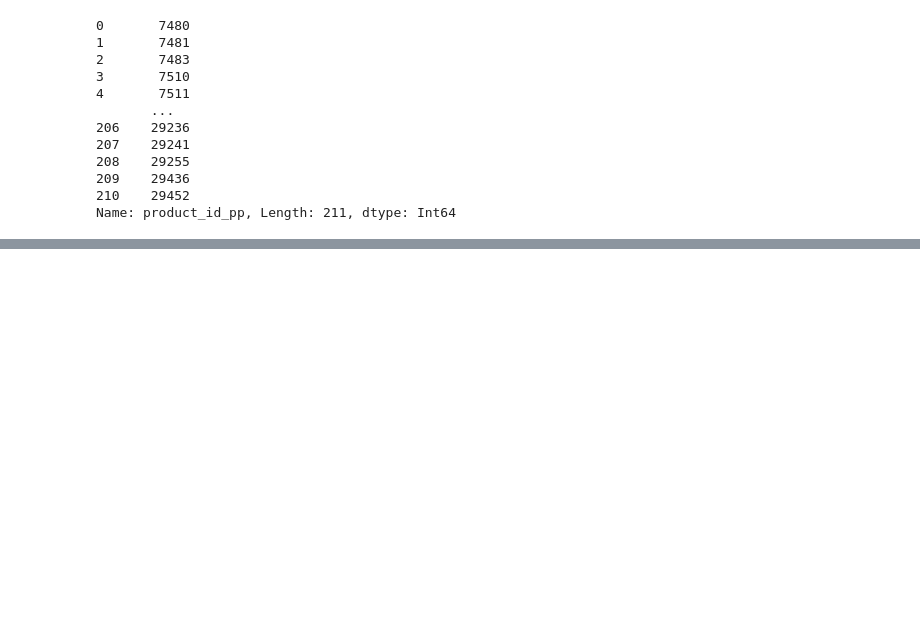
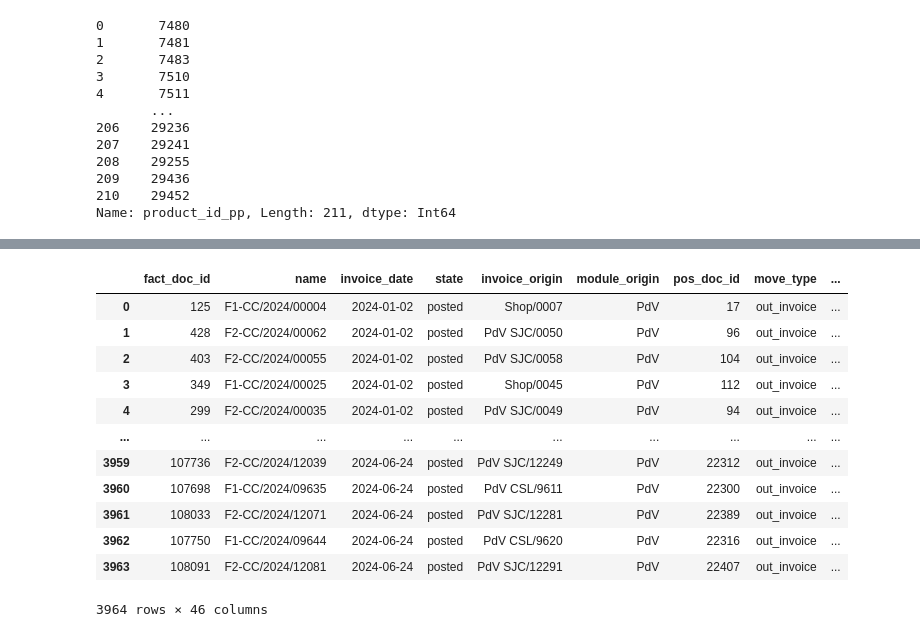
Before and after one commit to ecostichp/odoo_comisiones, a Jupyter notebook: comisiones/algoritmos/algoritmo_costo_de_venta_func.ipynb, the cells around one changed output, grey strips where cells are left out. Cells and saved outputs as stored; diff of their text form; code cells hidden in the pictures; blank space fills up the shorter version.

```diff
--- a/comisiones/algoritmos/algoritmo_costo_de_venta_func.ipynb
+++ b/comisiones/algoritmos/algoritmo_costo_de_venta_func.ipynb
@@ -298,0 +311,34 @@ compras[compras['product_id_pp'].isin(prod_varios_prov_ids)]
+# %%
+ven_prod_diversos
+
+costo_venta_prod_diversos = (
+    pd.merge_asof(
+        left = ven_prod_diversos.sort_values('invoice_date'),
+        right = compras.sort_values('order_date'),
+
+        left_by = ['product_id', 'salesperson_name', 'quantity'],
+        right_by = ['product_id_pp', 'vendedora', 'product_qty'],
+
+        left_on = 'invoice_date',
+        right_on = 'order_date',
+
+        tolerance = pd.Timedelta(days=5),
+
+        direction = 'nearest')
+)
+
+costo_venta_prod_diversos
+# %% [output]
+|  | fact_doc_id | name | invoice_date | state | invoice_origin | module_origin | pos_doc_id | move_type | ... |
+| 0 | 125 | F1-CC/2024/00004 | 2024-01-02 | posted | Shop/0007 | PdV | 17 | out_invoice | ... |
+| 1 | 428 | F2-CC/2024/00062 | 2024-01-02 | posted | PdV SJC/0050 | PdV | 96 | out_invoice | ... |
+| 2 | 403 | F2-CC/2024/00055 | 2024-01-02 | posted | PdV SJC/0058 | PdV | 104 | out_invoice | ... |
+| 3 | 349 | F1-CC/2024/00025 | 2024-01-02 | posted | Shop/0045 | PdV | 112 | out_invoice | ... |
+| 4 | 299 | F2-CC/2024/00035 | 2024-01-02 | posted | PdV SJC/0049 | PdV | 94 | out_invoice | ... |
+| ... | ... | ... | ... | ... | ... | ... | ... | ... | ... |
+| 3959 | 107736 | F2-CC/2024/12039 | 2024-06-24 | posted | PdV SJC/12249 | PdV | 22312 | out_invoice | ... |
+| 3960 | 107698 | F1-CC/2024/09635 | 2024-06-24 | posted | PdV CSL/9611 | PdV | 22300 | out_invoice | ... |
+| 3961 | 108033 | F2-CC/2024/12071 | 2024-06-24 | posted | PdV SJC/12281 | PdV | 22389 | out_invoice | ... |
+| 3962 | 107750 | F1-CC/2024/09644 | 2024-06-24 | posted | PdV CSL/9620 | PdV | 22316 | out_invoice | ... |
+| 3963 | 108091 | F2-CC/2024/12081 | 2024-06-24 | posted | PdV SJC/12291 | PdV | 22407 | out_invoice | ... |
+3964 rows × 46 columns
```
Also changed, not shown: parts of 9 cells of this notebook.
